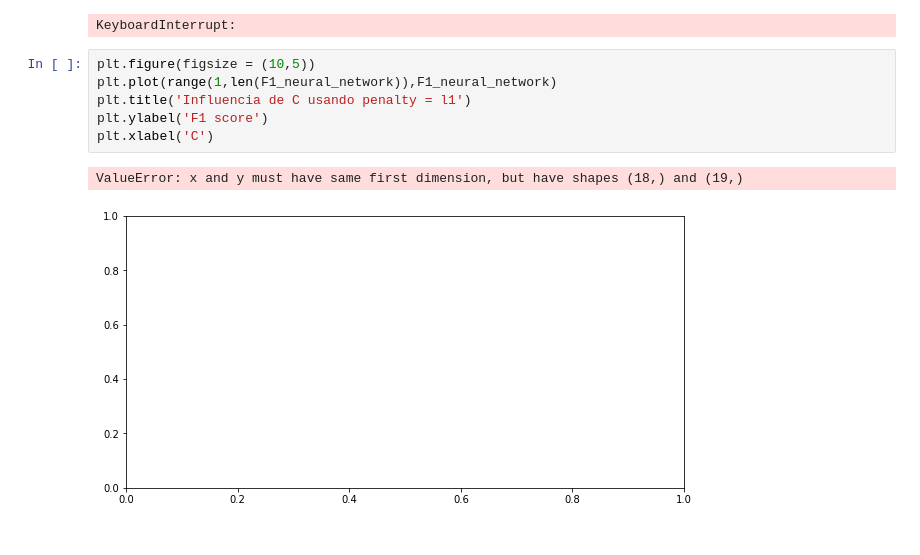
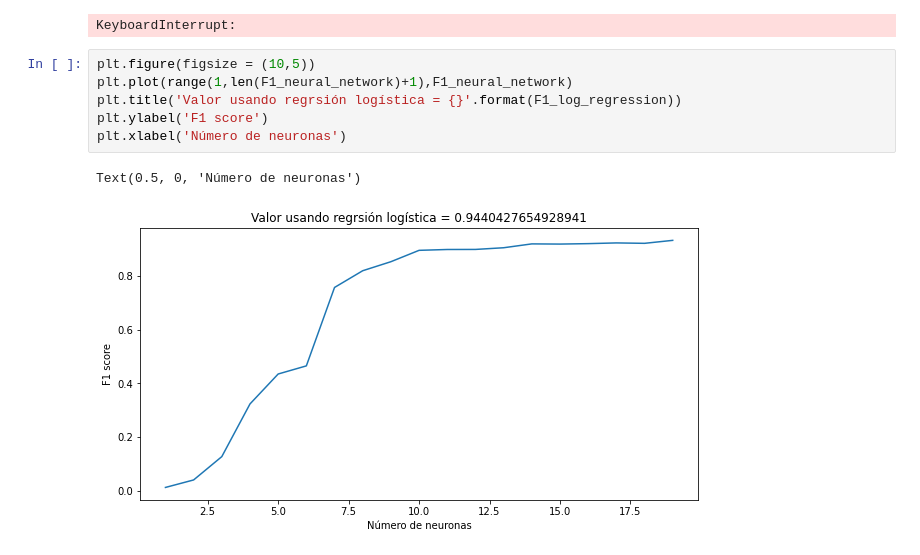
Before and after one commit to Jose991019/PenarandaJose_Ejercicio24, a Jupyter notebook: logistica_vs_red.ipynb, the cells around one changed output. Saved outputs shown, nothing was run; the diff lists cells and outputs as text.

```diff
--- a/logistica_vs_red.ipynb
+++ b/logistica_vs_red.ipynb
@@ -69,10 +69,10 @@ KeyboardInterrupt
 KeyboardInterrupt:
 # %%
 plt.figure(figsize = (10,5))
-plt.plot(range(1,len(F1_neural_network)),F1_neural_network)
-plt.title('Influencia de C usando penalty = l1')
+plt.plot(range(1,len(F1_neural_network)+1),F1_neural_network)
+plt.title('Valor usando regrsión logística = {}'.format(F1_log_regression))
 plt.ylabel('F1 score')
-plt.xlabel('C')
+plt.xlabel('Número de neuronas')
 # %% [output]
-ValueError: x and y must have same first dimension, but have shapes (18,) and (19,)
+Text(0.5, 0, 'Número de neuronas')
-[figure, old version]
+[figure, new version]
```
